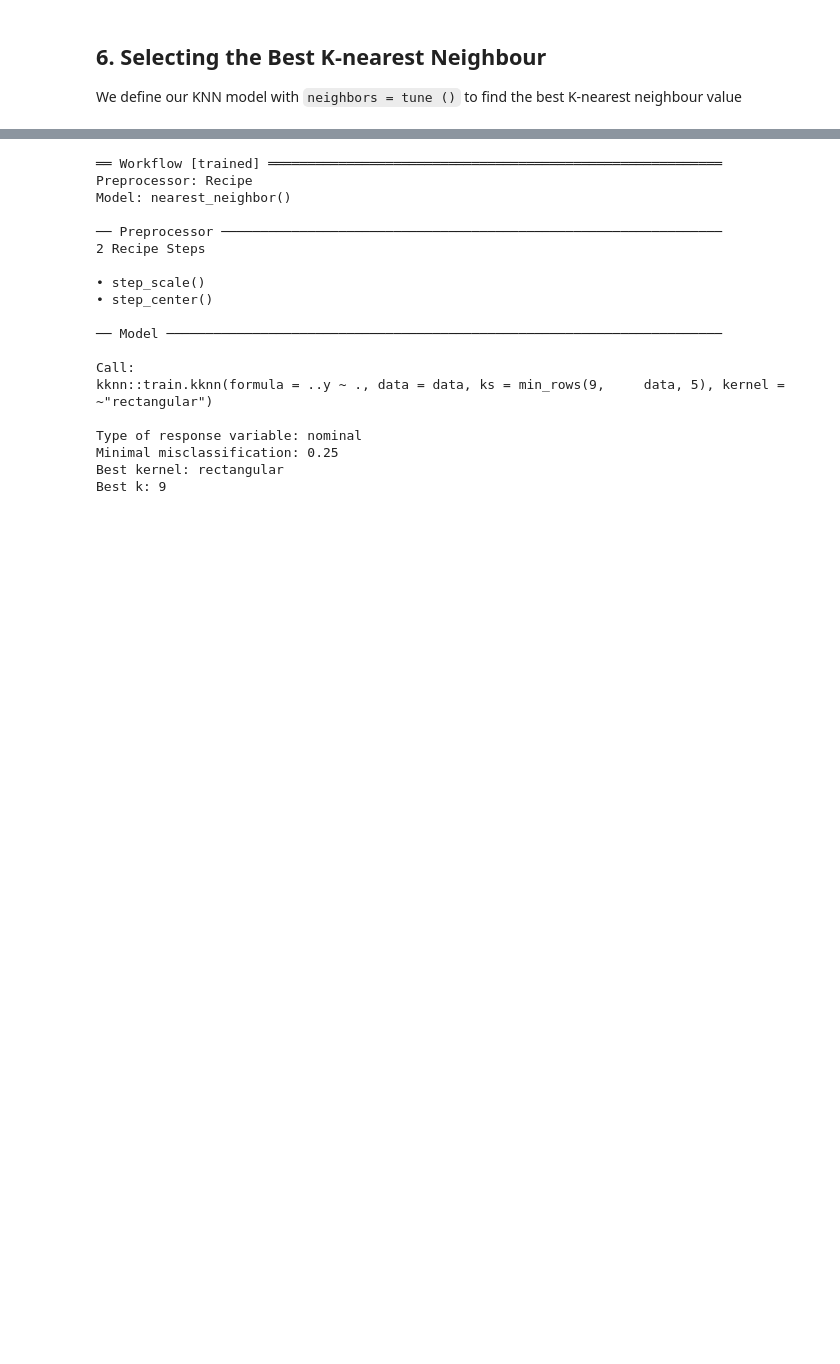
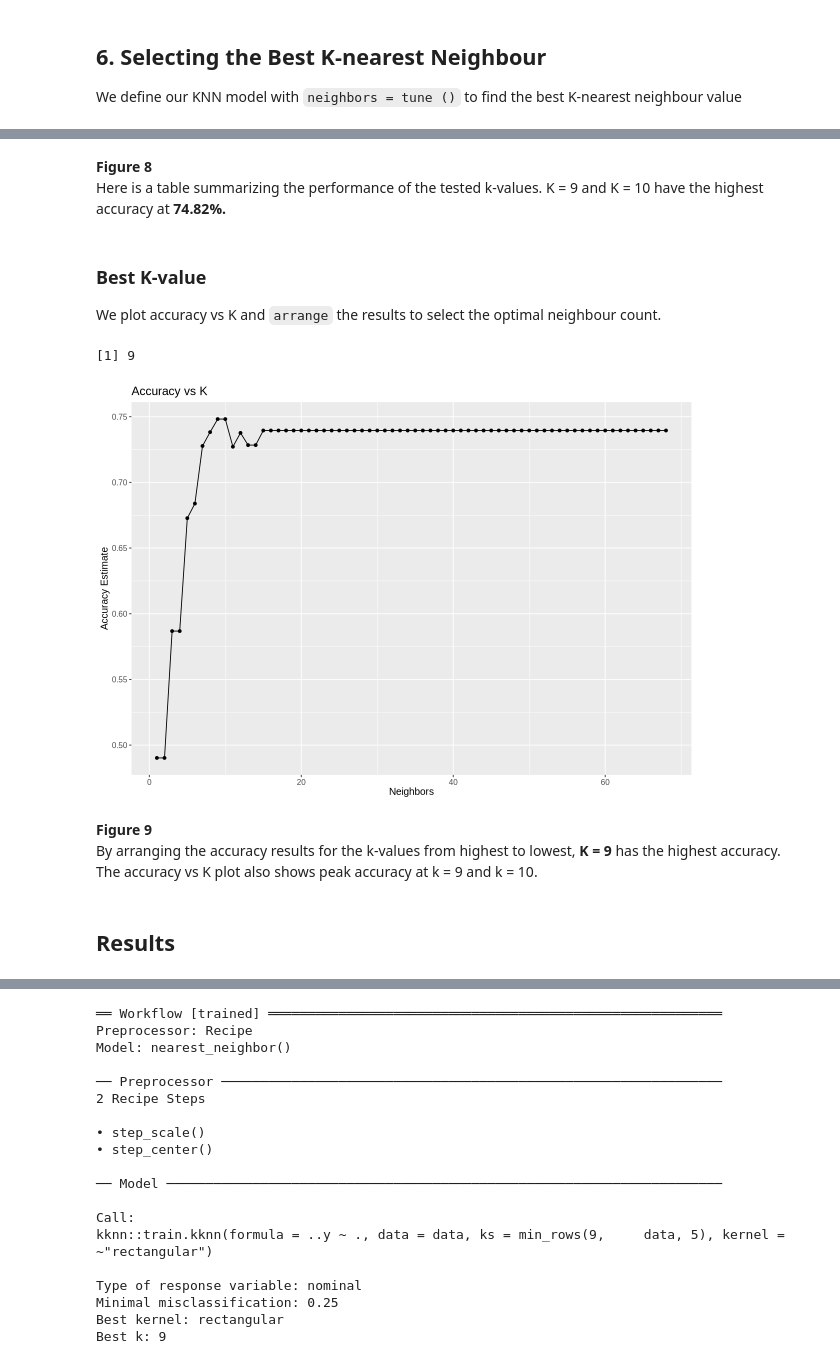
Before and after one commit to acay05/dsci-100-2025W2-006-group4, a Jupyter notebook: Final_Project_Group4.ipynb, the cells around one changed output, grey strips where cells are left out. Cells and saved outputs as stored; diff of their text form; code cells hidden in the pictures; blank space fills up the shorter version.

```diff
--- a/Final_Project_Group4.ipynb
+++ b/Final_Project_Group4.ipynb
@@ -339,0 +349,29 @@ best_k
+# %% [markdown]
+**Figure 8**\
+Here is a table summarizing the performance of the tested k-values. K = 9 and K = 10 have the highest accuracy at **74.82%.**
+# %% [markdown]
+### Best K-value ###
+We plot accuracy vs K and `arrange` the results to select the optimal neighbour count.
+# %%
+accuracy_vs_k <- ggplot(accuracies, aes(x = neighbors, y = mean)) +
+  geom_point() +
+  geom_line() +
+  labs(x = "Neighbors", y = "Accuracy Estimate") +
+  theme(text = element_text(size = 12)) +
+  ggtitle ("Accuracy vs K")
+accuracy_vs_k
+
+
+best_k <- accuracies |>
+        arrange(desc(mean)) |>
+        head(1) |>
+        pull(neighbors)
+best_k
+# %% [output]
+[1] 9
+[figure, added]
+# %% [markdown]
+**Figure 9** \
+By arranging the accuracy results for the k-values from highest to lowest, **K = 9** has the highest accuracy. The accuracy vs K plot also shows peak accuracy at k = 9 and k = 10.
+# %% [markdown]
+## Results ##
```
Also changed, not shown: parts of 16 cells of this notebook.
